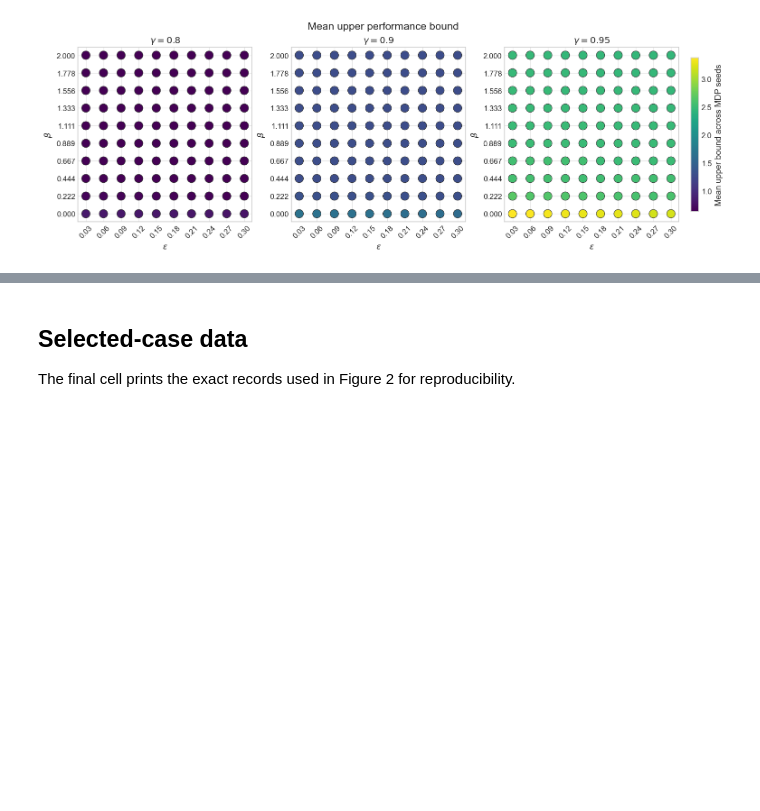
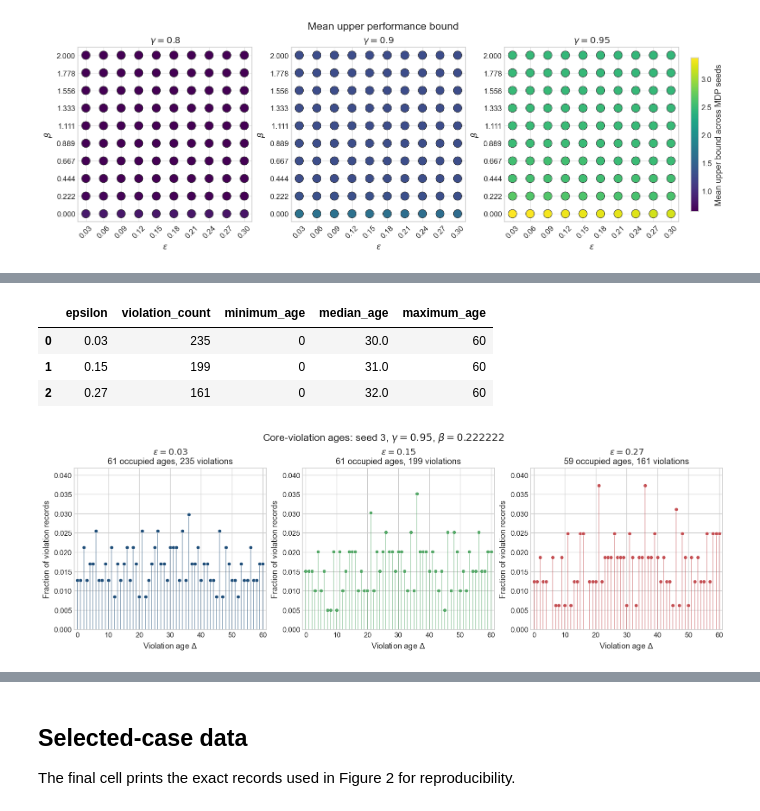
Before and after one commit to Loudwig/RemotePOMDP, a Jupyter notebook: experiments/gamma_beta_epsilon_analysis/gamma_beta_epsilon_analysis.ipynb, the cells around one changed output, grey strips where cells are left out. Saved outputs shown, nothing was run; the diff lists cells and outputs as text; code cells hidden in the pictures; blank space fills up the shorter version.

```diff
--- a/experiments/gamma_beta_epsilon_analysis/gamma_beta_epsilon_analysis.ipynb
+++ b/experiments/gamma_beta_epsilon_analysis/gamma_beta_epsilon_analysis.ipynb
@@ -432,0 +550,72 @@ plt.show()
+# %%
+AGE_DISTRIBUTION_FIXED = {"mdp_seed": 3, "gamma": 0.95, "beta": 0.222222}
+AGE_DISTRIBUTION_EPSILONS = [0.03, 0.15, 0.27]
+
+if "core_violations" not in runs:
+    raise ValueError("The result records do not contain core_violations.")
+
+age_records = []
+for epsilon in AGE_DISTRIBUTION_EPSILONS:
+    selected = runs.loc[
+        runs["mdp_seed"].eq(AGE_DISTRIBUTION_FIXED["mdp_seed"])
+        & np.isclose(runs["gamma"], AGE_DISTRIBUTION_FIXED["gamma"])
+        & np.isclose(runs["beta"], AGE_DISTRIBUTION_FIXED["beta"])
+        & np.isclose(runs["epsilon"], epsilon)
+    ]
+    if selected.empty:
+        warnings.warn(f"No run found for violation-age epsilon={epsilon:g}.")
+        continue
+    for violations in selected["core_violations"]:
+        for violation in violations:
+            age_records.append({"epsilon": epsilon, "age": int(violation["age"])})
+
+violation_ages = pd.DataFrame(age_records)
+if violation_ages.empty:
+    print("The selected runs contain no core violations.")
+else:
+    age_summary = (
+        violation_ages.groupby("epsilon")["age"]
+        .agg(violation_count="size", minimum_age="min", median_age="median", maximum_age="max")
+        .reset_index()
+    )
+    display(age_summary)
+
+    maximum_age = int(violation_ages["age"].max())
+    all_ages = np.arange(maximum_age + 1)
+    distributions = {}
+    for epsilon, group in violation_ages.groupby("epsilon"):
+        counts = group["age"].value_counts().reindex(all_ages, fill_value=0).sort_index()
+        distributions[epsilon] = counts / counts.sum()
+
+    y_max = max(float(distribution.max()) for distribution in distributions.values()) * 1.12
+    colors = ["#1f4e79", "#55a868", "#c44e52"]
+    figure_epsilons = sorted(distributions)
+    fig, axes = make_panel_figure(figure_epsilons, panel_width=4.4)
+
+    for ax, epsilon, color in zip(axes, figure_epsilons, colors):
+        distribution = distributions[epsilon]
+        positive = distribution.gt(0)
+        ages = distribution.index.to_numpy()[positive]
+        fractions = distribution.to_numpy()[positive]
+        ax.vlines(ages, 0, fractions, color=color, alpha=0.45, linewidth=1.2)
+        ax.scatter(ages, fractions, color=color, s=24, edgecolor="white", linewidth=0.35, zorder=3)
+        ax.set_title(rf"$\epsilon={epsilon:g}$" + f"\n{int(positive.sum())} occupied ages, {int((distribution * len(violation_ages.loc[violation_ages['epsilon'].eq(epsilon)])).sum())} violations")
+        ax.set_xlabel(r"Violation age $\Delta$")
+        ax.set_ylabel("Fraction of violation records")
+        ax.set_xticks(np.arange(0, maximum_age + 1, 10))
+        ax.set_xlim(-1, maximum_age + 1)
+        ax.set_ylim(0, y_max)
+
+    fixed = AGE_DISTRIBUTION_FIXED
+    fig.suptitle(
+        rf"Core-violation ages: seed {fixed['mdp_seed']}, $\gamma={fixed['gamma']:g}$, $\beta={fixed['beta']:g}$",
+        fontsize=14,
+    )
+    save_figure(fig, "core_violation_age_distribution")
+    plt.show()
+# %% [output]
+|  | epsilon | violation_count | minimum_age | median_age | maximum_age |
+| 0 | 0.03 | 235 | 0 | 30.0 | 60 |
+| 1 | 0.15 | 199 | 0 | 31.0 | 60 |
+| 2 | 0.27 | 161 | 0 | 32.0 | 60 |
+[figure, added]
```
Also changed, not shown: parts of 7 cells of this notebook, 1 other file.
